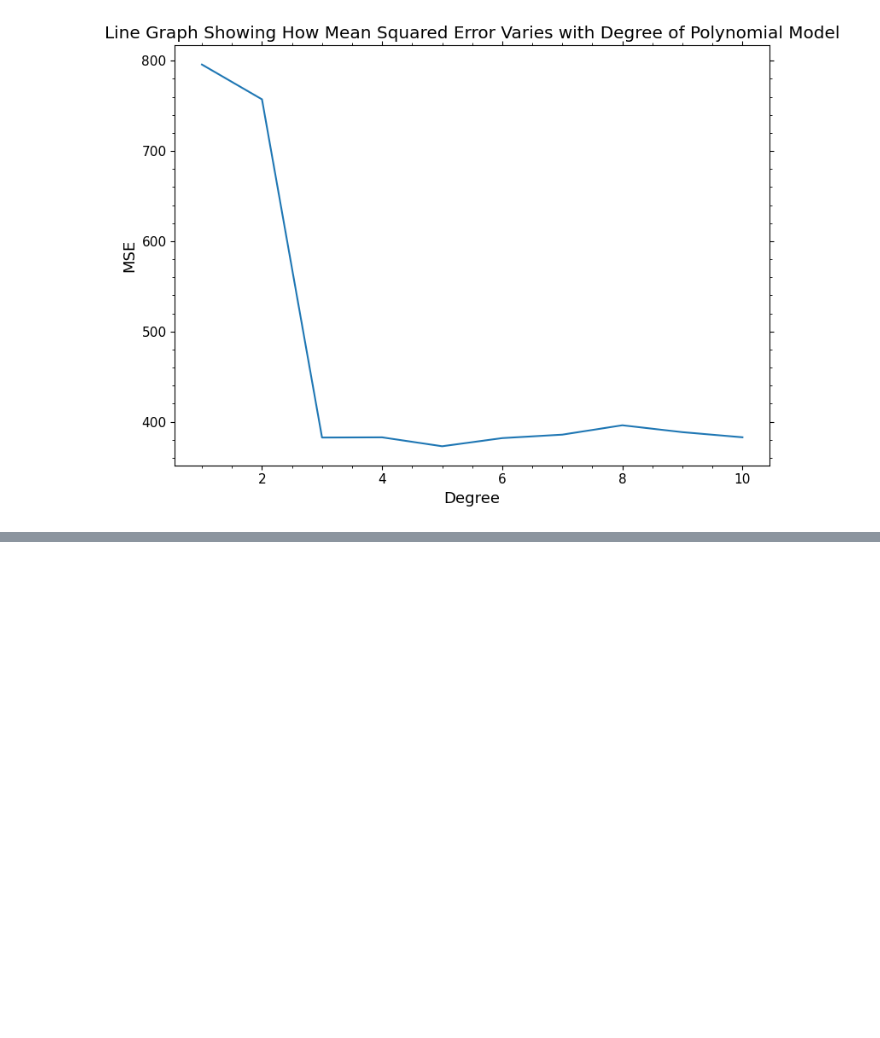
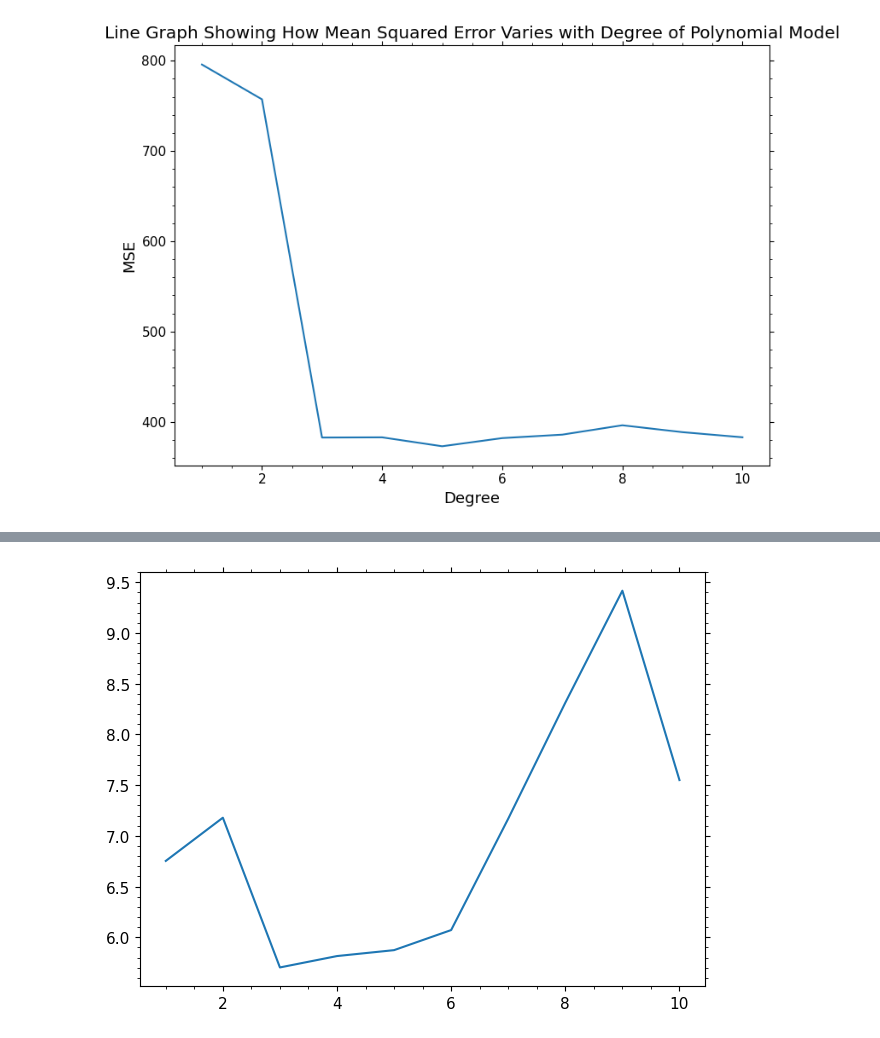
Before and after one commit to james-hughes1/mphildis-coursework, a Jupyter notebook: applied-data-science/Examples1.ipynb, the cells around one changed output, grey strips where cells are left out. Cells and saved outputs as stored; diff of their text form; code cells hidden in the pictures; blank space fills up the shorter version.

```diff
--- a/applied-data-science/Examples1.ipynb
+++ b/applied-data-science/Examples1.ipynb
@@ -185,0 +201,4 @@ plt.show()
+# %%
+lp_cv_mse = sns.lineplot(np.log(cv_degree_mse_df.mean(axis=1)))
+# %% [output]
+[figure, added]
```
Also changed, not shown: parts of 12 cells of this notebook.
